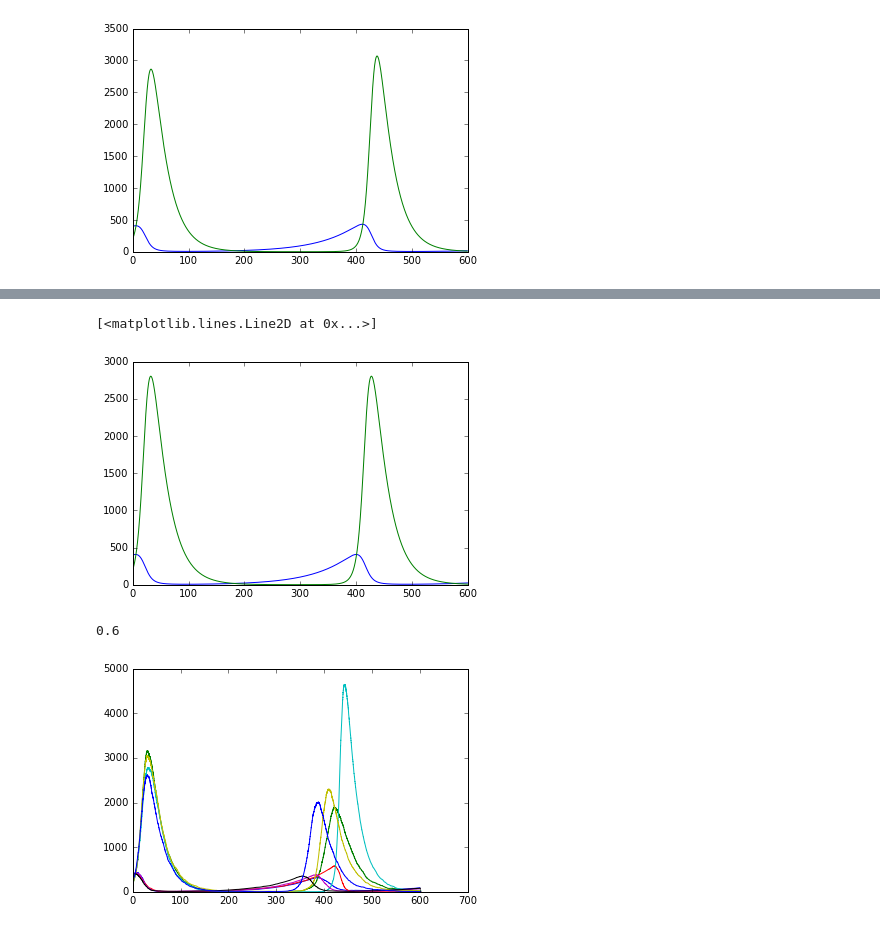
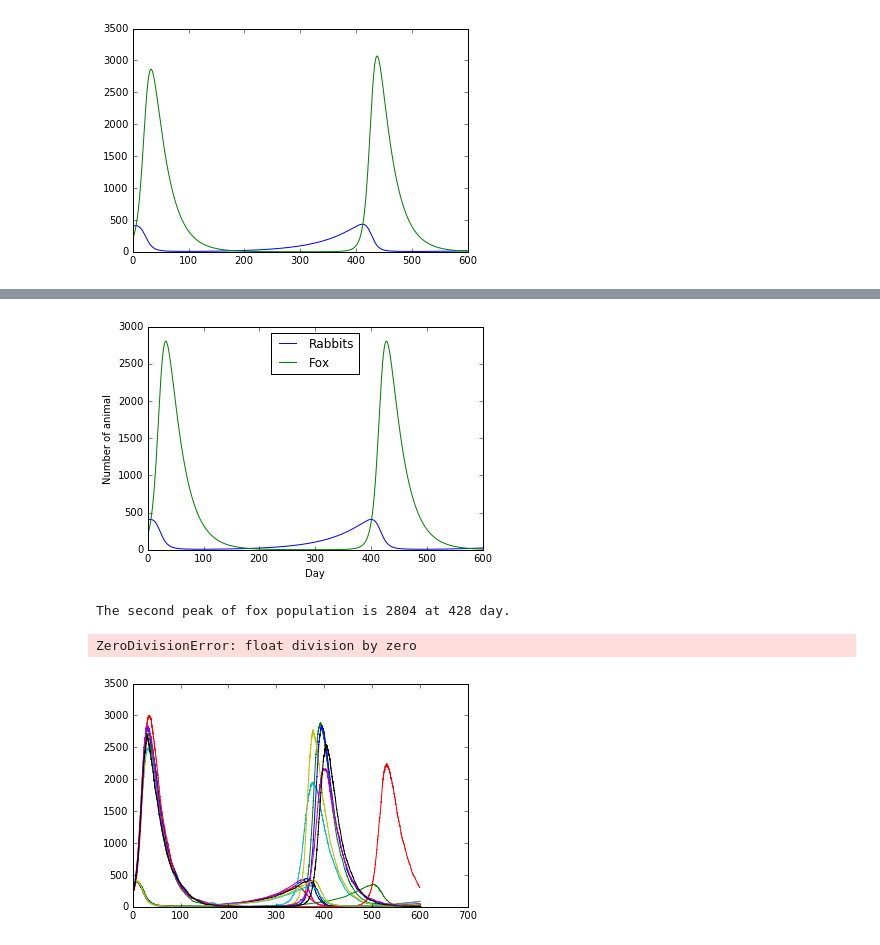
Before and after one commit to GregZaylor/rabbits-and-foxes-yujiazhang84, a Jupyter notebook: rabbits-and-foxes.ipynb, the cells around one changed output, grey strips where cells are left out. Cells and saved outputs as stored; diff of their text form; code cells hidden in the pictures.

Commit message:
KMC-6: still need to figure out an error

```diff
--- a/rabbits-and-foxes.ipynb
+++ b/rabbits-and-foxes.ipynb
@@ -138,11 +127,23 @@ rabbit = result[:,0]
 fox = result[:,1]
 
 # Plot
-plt.plot(times, rabbit)
-plt.plot(times, fox)
+plt.plot(times, rabbit, label='Rabbits')
+plt.plot(times, fox, label='Fox')
+plt.xlabel('Day')
+plt.ylabel('Number of animal')
+plt.legend(loc='upper center')
+plt.show()
+
+# Second peak and corresponding day
+fox_secondhalf = fox[len(fox)//2:]
+times_secondhalf = times[len(times)//2:]
+peak_fox = int(np.round(np.max(fox_secondhalf)))
+peak_times = int(np.round(times_secondhalf[fox_secondhalf.argmax()]))
+
+print("The second peak of fox population is", peak_fox, "at", peak_times, "day.")
 # %% [output]
+[figure, new version]
-[<matplotlib.lines.Line2D at 0x...>]
+The second peak of fox population is 2804 at 428 day.
-[figure, old version]
 # %%
 ### Assignment: KMC
 # %%
@@ -163,8 +164,10 @@ foxes_0 = 200
 # Define
 j=0
 count_fox_dieout = 0
+fox_peaks = []
+corresponding_ts = []
 
-while j < 10:
+while j < 100:
 
 # Create empty list and initiate
     rabbits = []
@@ -197,35 +200,59 @@ while j < 10:
         elif R_k1 < uQ <= R_k2:
             rabbits.append(rabbits[i] - 1)
             foxes.append(foxes[i])
         elif R_k2 < uQ <= R_k3:
             rabbits.append(rabbits[i])
             foxes.append(foxes[i] + 1)
         elif R_k3 < uQ <= Q_k:
             rabbits.append(rabbits[i])
             foxes.append(foxes[i] - 1)
 
 # Update the time
-        delta_t = (Q_k**(-1)) * (np.log(1/u))
+        delta_t = (1/Q_k) * (np.log(1/u))
         t.append(t[i] + delta_t)
 
 # Set the end day
         if t[-1] >=600:
             break
 
 # Count the situation foxes die out
     if foxes[-1] == 0:
         count_fox_dieout = count_fox_dieout + 1
 
 # Plot the situation foxes don't die out
     else:
         plt.plot(t, rabbits)
         plt.plot(t, foxes)
 
+# Second peaks
+        foxes_secondhalf = foxes[len(foxes)//2:]
+        t_secondhalf = t[len(t)//2:]
+        peak_foxes = int(round(np.max(foxes_secondhalf)))
+        peak_t = int(np.round(t_secondhalf[foxes_secondhalf.index(np.max(foxes_secondhalf))]))
+        fox_peaks.append(peak_foxes)
+        corresponding_ts.append(peak_t)
+
     j = j + 1
 
-possiblity = count_fox_dieout / j
-print(possiblity)
+# Result calculation
+# 1. Expected second peak
+ave_peak = int(round(np.average(fox_peaks)))
+ave_t = int(round(np.average(corresponding_ts)))
+
+# 2. Interquartile range
+IQR1_peak, IQR3_peak = np.percentile(fox_peaks, [25 ,75])
+IQR1_t, IQR3_t = np.percentile(corresponding_ts, [25 ,75])
+
+# 3. Possibility
+possibility = count_fox_dieout / j *100
+
+# Output
+
+print("1. The expected location of the second peak in foxes:", ave_peak, "foxes at", ave_t, "day.")
+print("2. The interquartile range of the second peak in foxes:", IQR1_peak, "-", IQR3_peak, "foxes at",
+      IQR1_t, "-", IQR3_t, "days.")
+print("3. The probability that the foxes die out before 600 days are complete:", possibility, "%.")
 plt.show()
 # %% [output]
-0.6
+ZeroDivisionError: float division by zero
-[figure, old version]
+[figure, new version]
```
Also changed, not shown: parts of 4 cells of this notebook.
